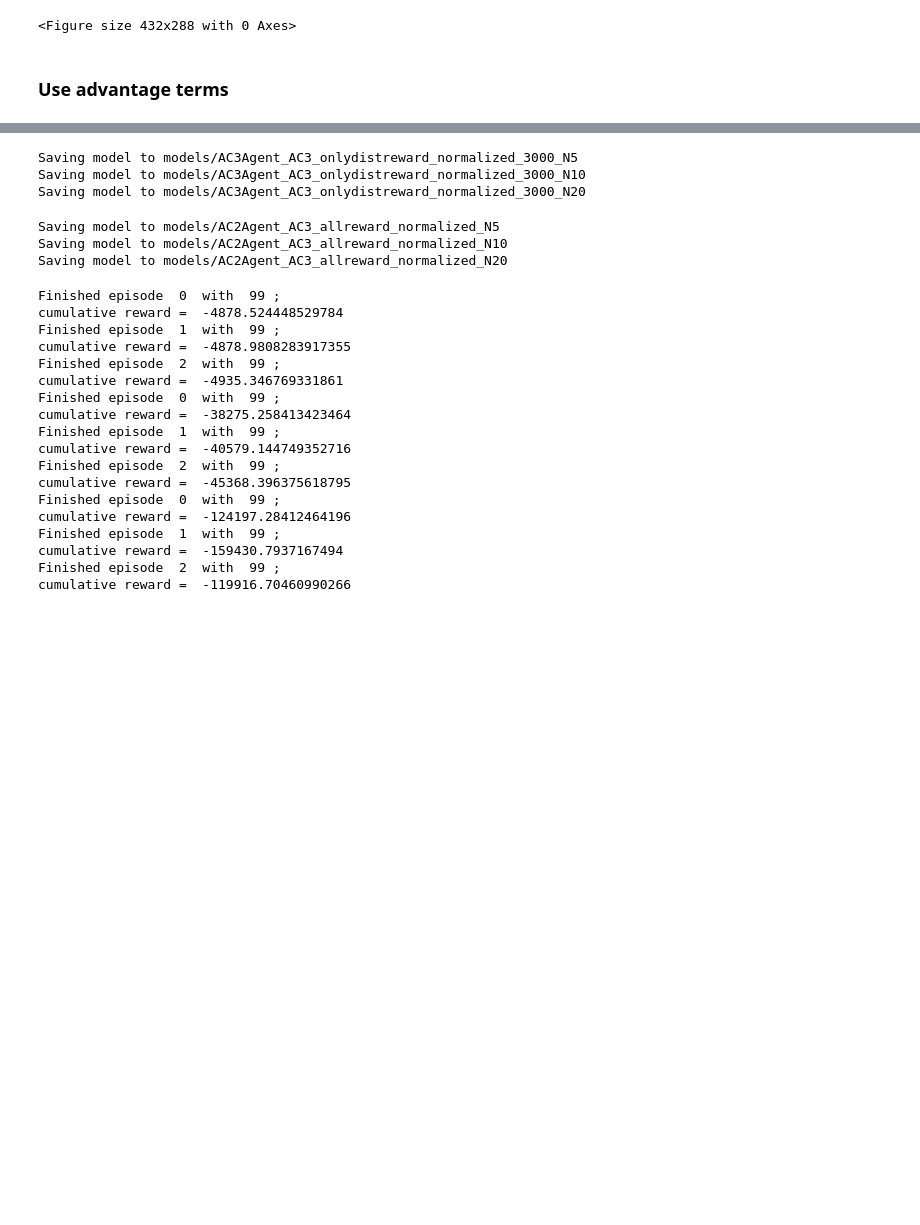
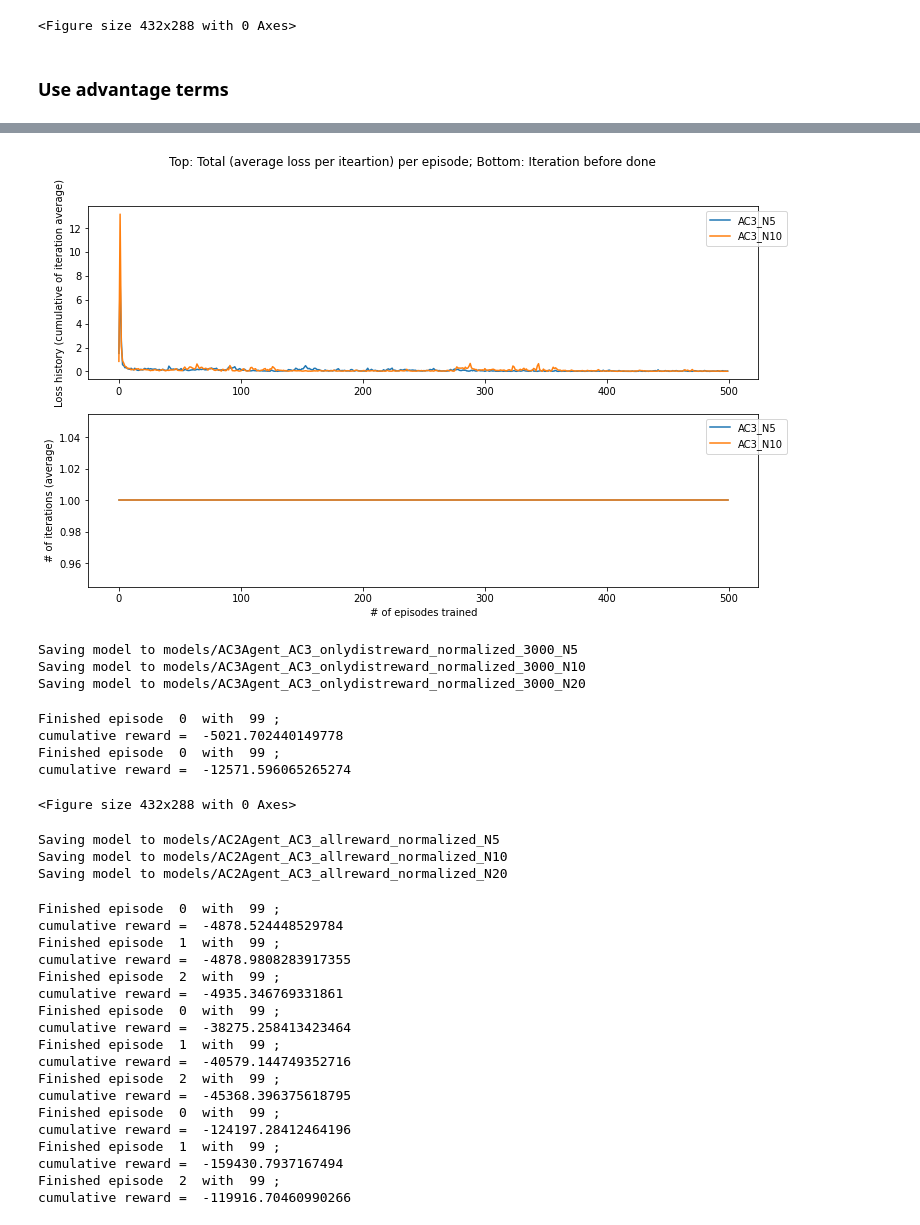
Before and after one commit to zhzhang2018/NN_MARL_experiments, a Jupyter notebook: consensus_from_central.ipynb, the cells around one changed output, grey strips where cells are left out. Saved outputs shown, nothing was run; the diff lists cells and outputs as text; code cells hidden in the pictures; blank space fills up the shorter version.

Commit message:
Added files for Linux machine remote tests15

```diff
--- a/consensus_from_central.ipynb
+++ b/consensus_from_central.ipynb
@@ -1029,8 +1029,10 @@ plot_reward_hist([h[::skip] for h in AC3_hist], test_interval*skip,
 # %%
 # Plot loss per # of agent
 skip=1
-plot_loss_hist(hists=[h[::skip] for h in AC3_loss], hist_names=['AC3_N{0}'.format(N_) for N_ in N_list[:4]], log=False,
+plot_loss_hist(hists=[h[::skip] for h in AC3_loss], hist_names=['AC3_N{0}'.format(N_) for N_ in N_list], log=False,
                num_iteration=num_iteration, update_mode=UPDATE_PER_ITERATION, bar=False)
+# %% [output]
+[figure, added]
 # %%
 AC3_list[0].save_model("AC3_onlydistreward_normalized_N5")
 AC3_list[1].save_model("AC3_onlydistreward_normalized_N10")
@@ -1039,6 +1041,17 @@ AC3_list[2].save_model("AC3_onlydistreward_normalized_N20")
 Saving model to models/AC3Agent_AC3_onlydistreward_normalized_3000_N5
 Saving model to models/AC3Agent_AC3_onlydistreward_normalized_3000_N10
 Saving model to models/AC3Agent_AC3_onlydistreward_normalized_3000_N20
+# %%
+### Save their animations and see how they behave.
+for i,env_ in enumerate(env_list):
+    plot_test(AC3_list[i], env_, fnames=['AC3_distreward_normalized_N{1}_test{0}'.format(j,env_.N) for j in range(1)],
+        num_iteration=100, action_space=action_space, imdir='screencaps/',debug=debug)
+# %% [output]
+Finished episode  0  with  99 ;
+cumulative reward =  -5021.702440149778
+Finished episode  0  with  99 ;
+cumulative reward =  -12571.596065265274
+<Figure size 432x288 with 0 Axes>
 # %%
 num_episode=500
 test_interval=10#0
```
Also changed, not shown: parts of 2 cells of this notebook, 2 other files.
